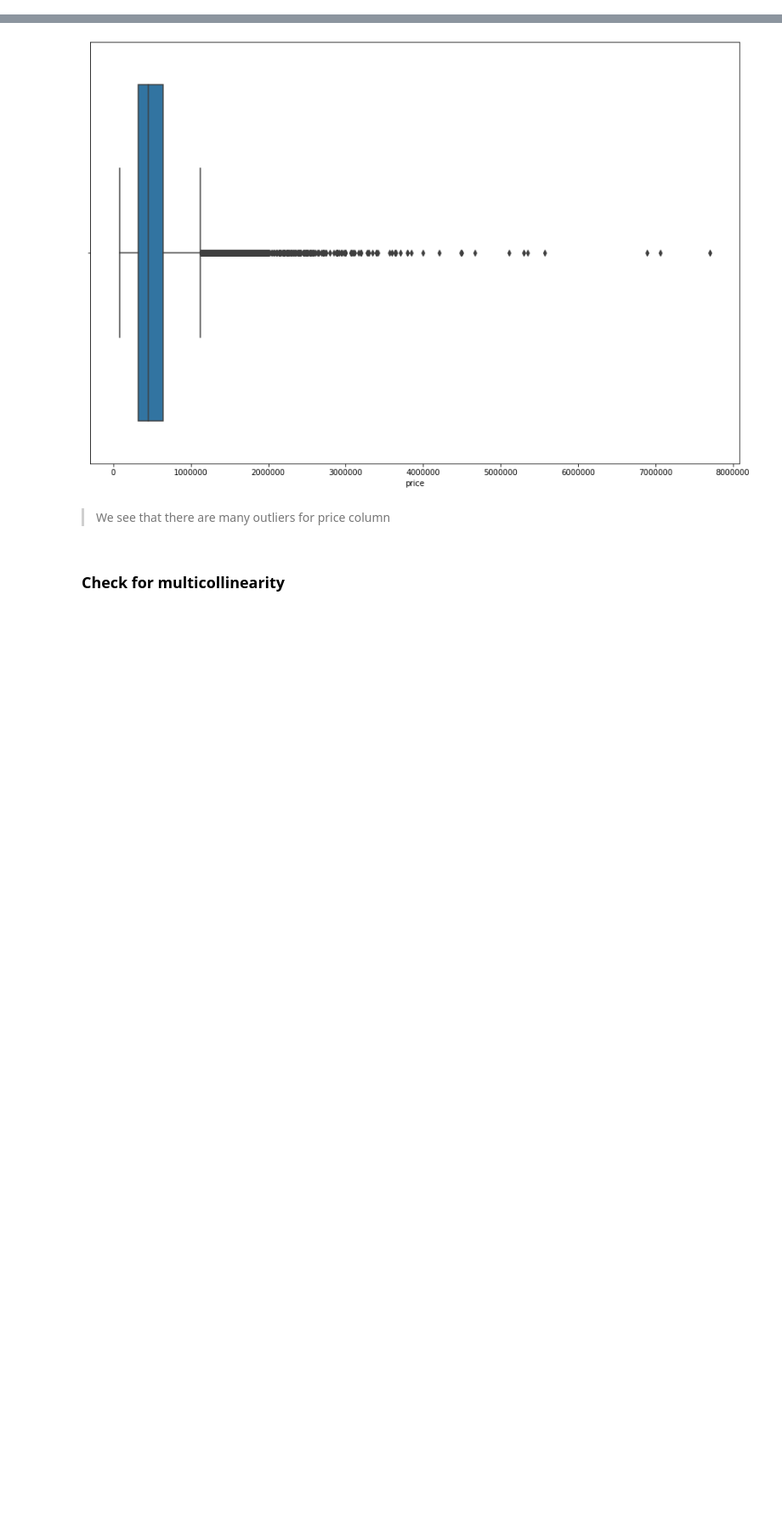
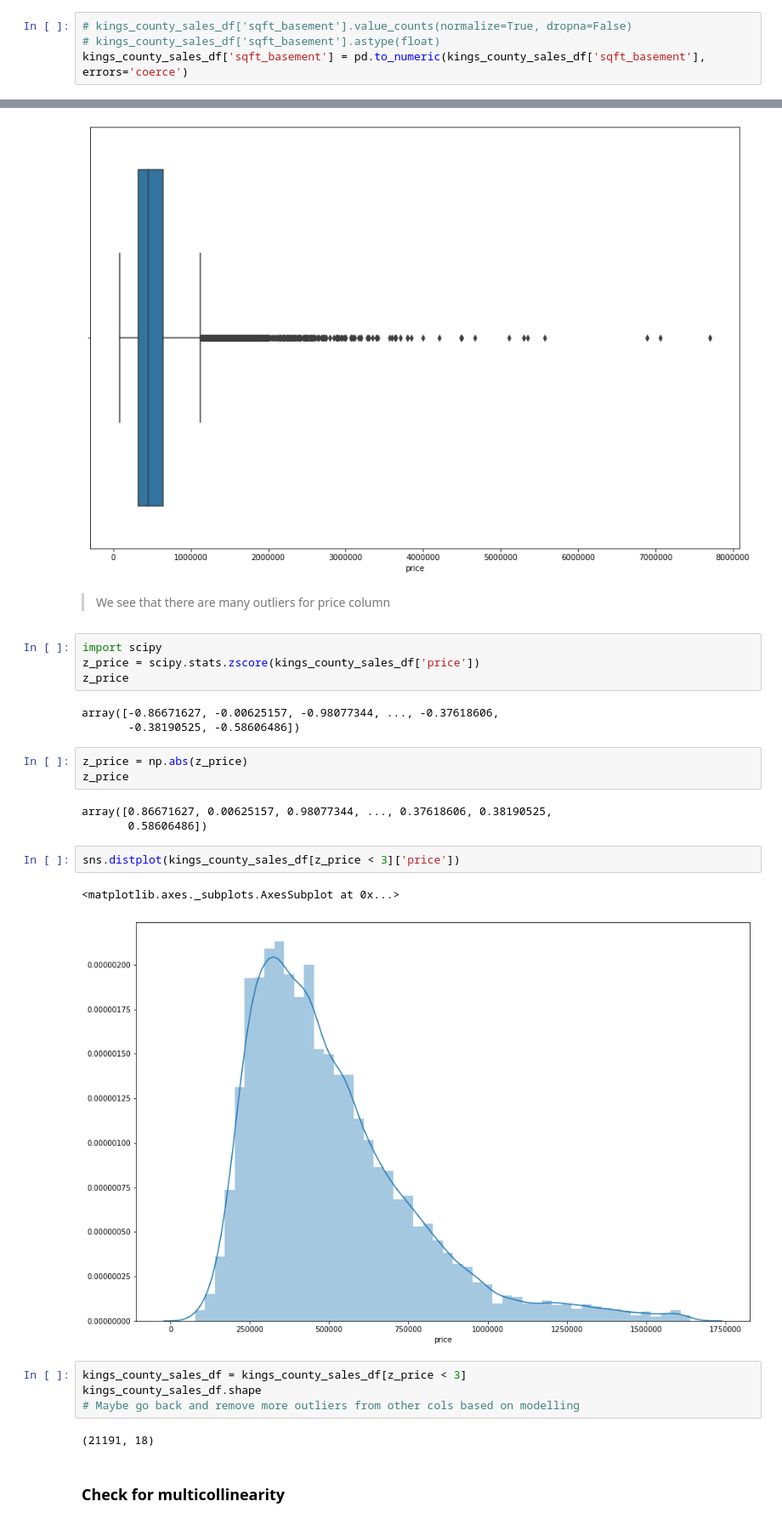
Before and after one commit to jhusney1/dsc-mod-2-project-v2-1-onl01-dtsc-ft-070620, a Jupyter notebook: student.ipynb, the cells around one changed output, grey strips where cells are left out. Shown at 85% size. Cells and saved outputs as stored; diff of their text form; blank space fills up the shorter version.

Commit message:
outliers, multicollinearity, baseline model

```diff
--- a/student.ipynb
+++ b/student.ipynb
@@ -297,3 +278,7 @@ kings_county_sales_df['yr_built'].value_counts(normalize=True, dropna=False)
 1935    0.001111
 1934    0.000972
 Name: yr_built, Length: 116, dtype: float64
+# %%
+# kings_county_sales_df['sqft_basement'].value_counts(normalize=True, dropna=False)
+# kings_county_sales_df['sqft_basement'].astype(float)
+kings_county_sales_df['sqft_basement'] = pd.to_numeric(kings_county_sales_df['sqft_basement'], errors='coerce')
@@ -313,6 +330,30 @@ sns.boxplot(kings_county_sales_df[target])
 [figure]
 # %% [markdown]
 > We see that there are many outliers for price column
+# %%
+import scipy
+z_price = scipy.stats.zscore(kings_county_sales_df['price'])
+z_price
+# %% [output]
+array([-0.86671627, -0.00625157, -0.98077344, ..., -0.37618606,
+       -0.38190525, -0.58606486])
+# %%
+z_price = np.abs(z_price)
+z_price
+# %% [output]
+array([0.86671627, 0.00625157, 0.98077344, ..., 0.37618606, 0.38190525,
+       0.58606486])
+# %%
+sns.distplot(kings_county_sales_df[z_price < 3]['price'])
+# %% [output]
+<matplotlib.axes._subplots.AxesSubplot at 0x...>
+[figure, added]
+# %%
+kings_county_sales_df = kings_county_sales_df[z_price < 3]
+kings_county_sales_df.shape
+# Maybe go back and remove more outliers from other cols based on modelling
+# %% [output]
+(21191, 18)
 # %% [markdown]
 ### Check for multicollinearity
 # %%
```
Also changed, not shown: parts of 13 cells of this notebook.
